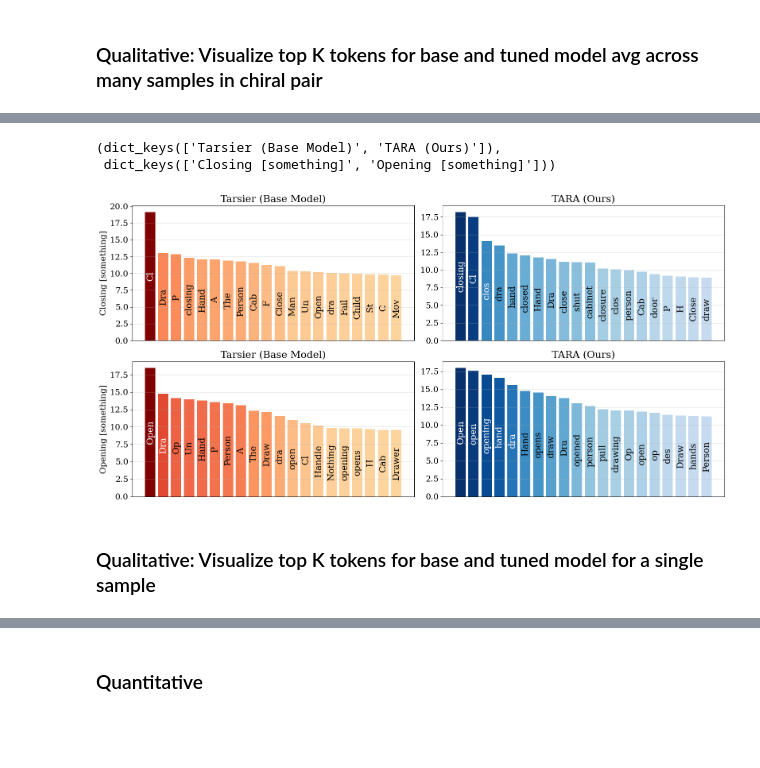
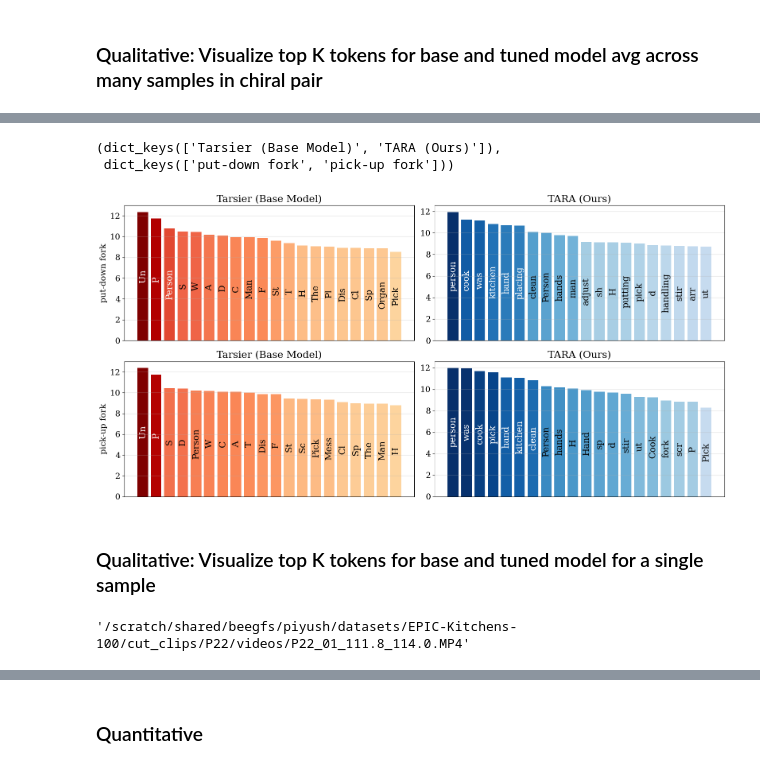
Before and after one commit to bpiyush/CaReBench, a Jupyter notebook: notebooks/visualize_logits.ipynb, the cells around one changed output, grey strips where cells are left out. Drawn from its saved outputs; the diff is of its cells as text; code cells hidden in the pictures; blank space fills up the shorter version.

```diff
--- a/notebooks/visualize_logits.ipynb
+++ b/notebooks/visualize_logits.ipynb
@@ -86,11 +86,13 @@ Using attn_implementation for TarsierForConditionalGeneration: flash_attention_2
 # %%
 # Load data
 
-dataset = 'ssv2'
+# dataset = 'ssv2'
+# label_col = 'template'
+# id_col = 'id'
+
+dataset = 'epic'
 label_col = 'template'
-
-# dataset = 'epic'
-# label_col = 'narration'
+id_col = 'narration_id'
 
 df = load_data(dataset)
 df = df.drop_duplicates(subset=['id', 'text_id']).reset_index(drop=True)
@@ -186,7 +196,7 @@ len(avg_logits)
 models.keys(), avg_logits.keys()
 # %% [output]
 (dict_keys(['Tarsier (Base Model)', 'TARA (Ours)']),
- dict_keys(['Closing [something]', 'Opening [something]']))
+ dict_keys(['put-down fork', 'pick-up fork']))
 # %%
 def get_topk_tokens_from_logits(logits, k=25):
     # Pick up top-K tokens to look at and their logit values
@@ -277,31 +287,35 @@ def plot_logits(token_strings, values, ax, cmap=None, label_fontsize=10):
     return bars
 # %%
 fig, axes = plt.subplots(len(labels), len(models), figsize=(16, 8))
-save = False
+save = True
 
 for p, l in enumerate(labels):
     for q, k in enumerate(list(models.keys())):
         z = torch.stack(avg_logits[l][k]).mean(dim=0)
         tokens, values = get_topk_tokens_from_logits(z, k=20)
         tokens = np.array(tokens)
         # print(l, k, z.shape)
         ax = axes[p][q]
         if q == 0:
             ax.set_ylabel(l)
         else:
             ax.set_ylabel(None)
         ax.set_title(k)
 
         cmap_ = plt.cm.OrRd if q == 0 else plt.cm.Blues
         plot_logits(tokens, values, ax, cmap=cmap_, label_fontsize=16)
         su.visualize.increase_font_sizes(ax, 1.5)
 
 plt.tight_layout()
 if save:
     plt.savefig(f'../figures/avg_logits_{cid}-v1.pdf', bbox_inches='tight')
 plt.show()
 # %% [output]
-[figure, old version]
+[figure, new version]
 # %% [markdown]
 ### Qualitative: Visualize top K tokens for base and tuned model for a single sample
+# %%
+video_path
+# %% [output]
+'/scratch/shared/beegfs/piyush/datasets/EPIC-Kitchens-100/cut_clips/P22/videos/P22_01_111.8_114.0.MP4'
 # %%
```
Also changed, not shown: parts of 14 cells of this notebook, 9 other files.
